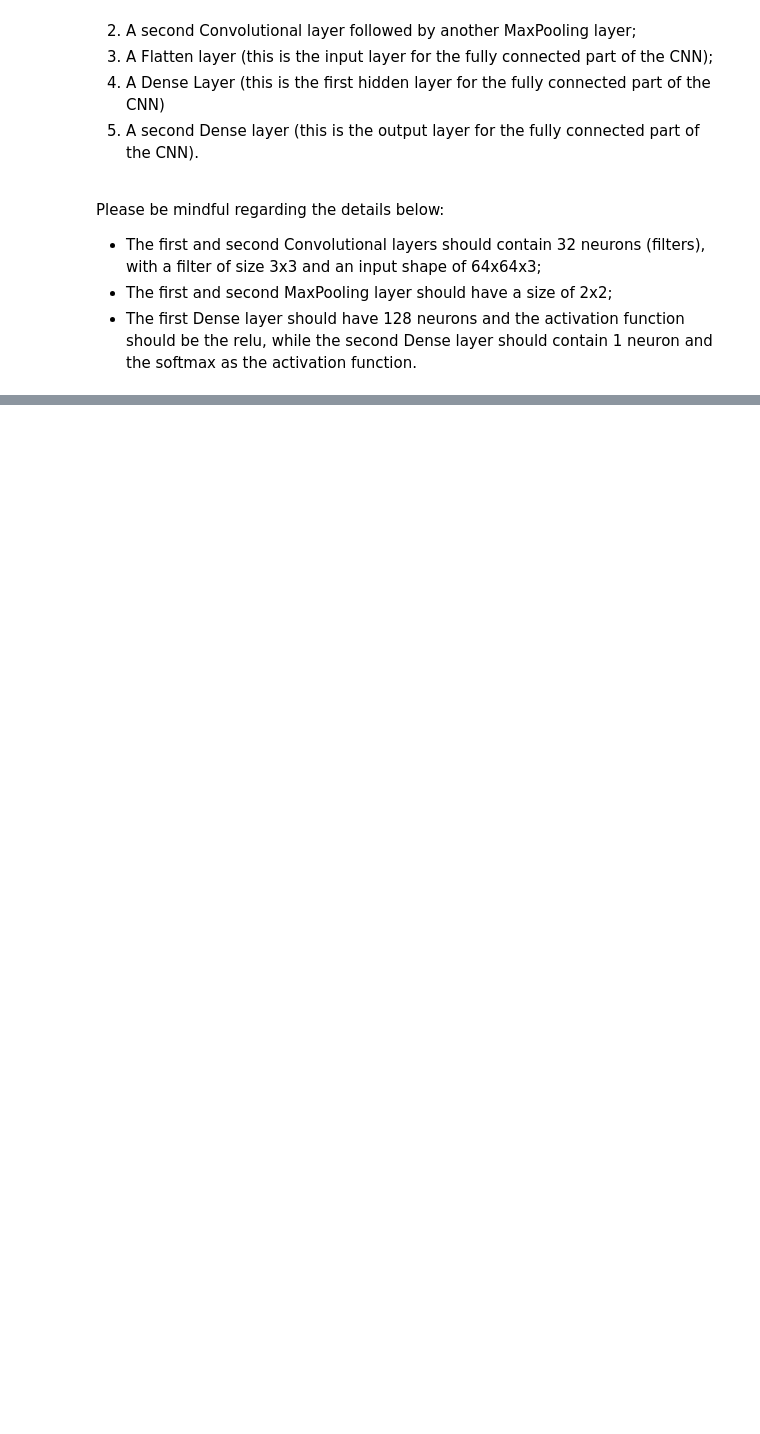
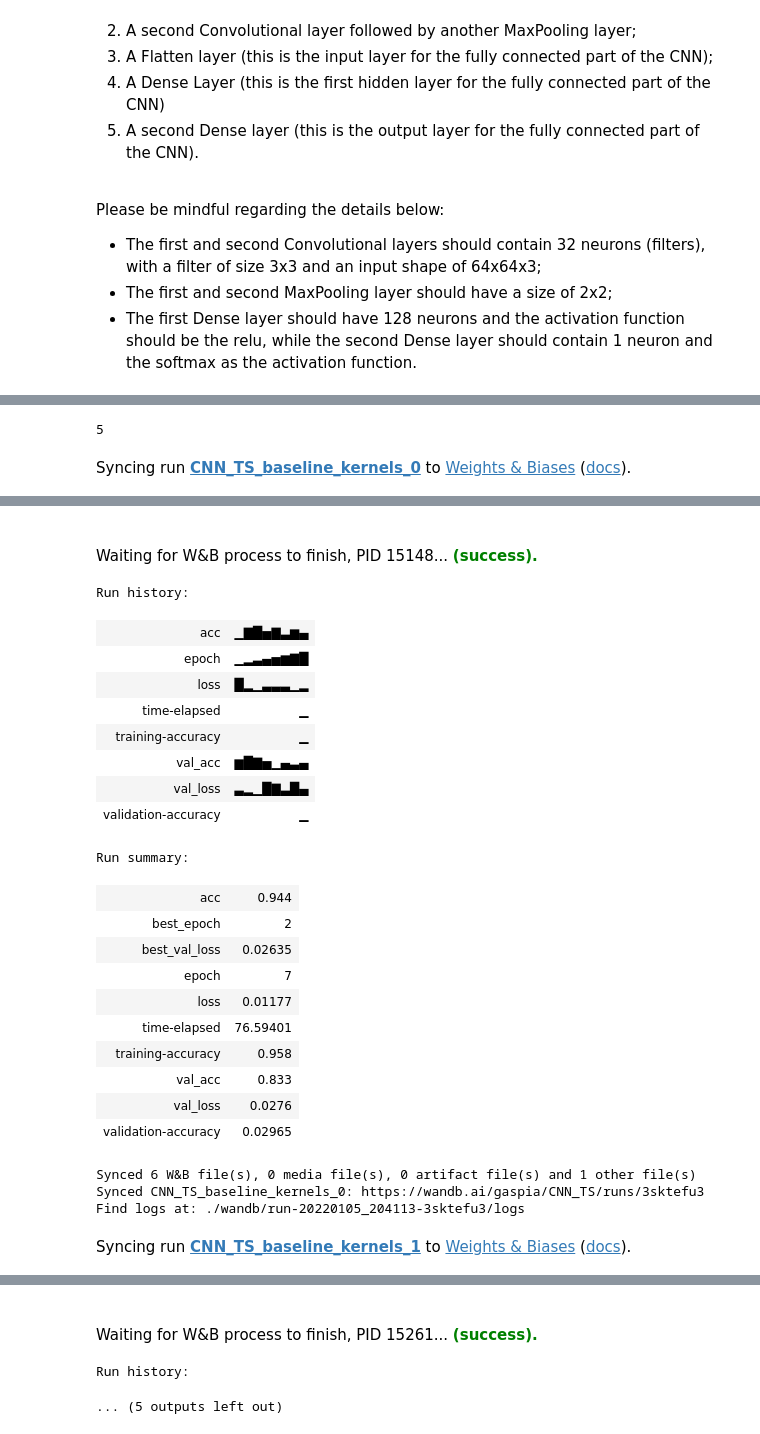
Before and after one commit to gaspia/DLNN-TrafficSign, a Jupyter notebook: TS_CNN_00.ipynb, the cells around one changed output, grey strips where cells are left out. Cells and saved outputs as stored; diff of their text form; code cells hidden in the pictures; blank space fills up the shorter version.

```diff
--- a/TS_CNN_00.ipynb
+++ b/TS_CNN_00.ipynb
@@ -453,0 +464,12 @@ Confusion matrix, without normalization
+# %%
+# trying different kernel sizes
+kernels = [5, 9, 13, 25]
+models = [0] * (len(kernels))
+mlops_config_kernels = models.copy()
+# %%
+# Generic parameters and call backs
+from tensorflow.keras.callbacks import EarlyStopping
+
+patience = 5
+
+early_stopping = EarlyStopping (patience=patience, monitor='val_loss', mode='min', restore_best_weights=True)
@@ -453,0 +498,34 @@ Confusion matrix, without normalization
+# %%
+mlops_config_kernels[0]['steps_per_epoch']
+# %% [output]
+5
+# %%
+history_kernels_kernels = [0] * (len(kernels))
+
+for i in range(len(history_kernels_kernels)):
+  # mlops
+  start = timeit.default_timer()
+  wandb.init(name='CNN_TS_baseline_kernels_' + str(i) , project='CNN_TS', config=mlops_config_kernels[i])
+  # model fit
+  history_kernels_kernels[i] = models[i].fit(
+      train_generator,
+      steps_per_epoch=mlops_config_kernels[i]['steps_per_epoch'],
+      validation_data=val_generator,
+      validation_steps=mlops_config_kernels[i]['validation_steps'],
+      epochs=mlops_config_kernels[i]['epochs'],
+      callbacks=[WandbCallback(),early_stopping],
+      verbose=0)
+
+  print('Model with filters {0:d}x{0:d}, epochs={1:d}, training accuracy={2:.5f}, validation loss={3:.5f}'.\
+    format(mlops_config_kernels[i]['kernel_size'], mlops_config_kernels[i]['epochs'], max(history_kernels_kernels[i].history['acc']), max(history_kernels_kernels[i].history['val_loss'])))
+
+  # mlops
+  stop = timeit.default_timer()
+  print('Time Elapsed: ', stop - start)
+  wandb.log({'time-elapsed': stop - start})
+  wandb.log({'training-accuracy': max(history_kernels_kernels[i].history['acc'])})
+  wandb.log({'validation-loss': max(history_kernels_kernels[i].history['val_loss'])})
+
+  wandb.finish()
+# %% [output]
+Syncing run CNN_TS_baseline_kernels_0 to Weights & Biases (docs).
@@ -453,0 +534,25 @@ Confusion matrix, without normalization
+Waiting for W&B process to finish, PID 15148... (success).
+Run history:
+| acc | ▁▇█▅▇▃▆▄ |
+| epoch | ▁▂▃▄▅▆▇█ |
+| loss | █▂▁▃▃▃▁▂ |
+| time-elapsed | ▁ |
+| training-accuracy | ▁ |
+| val_acc | ▆█▇▅▁▄▃▄ |
+| val_loss | ▃▂▁█▇▃█▄ |
+| validation-accuracy | ▁ |
+Run summary:
+| acc | 0.944 |
+| best_epoch | 2 |
+| best_val_loss | 0.02635 |
+| epoch | 7 |
+| loss | 0.01177 |
+| time-elapsed | 76.59401 |
+| training-accuracy | 0.958 |
+| val_acc | 0.833 |
+| val_loss | 0.0276 |
+| validation-accuracy | 0.02965 |
+Synced 6 W&B file(s), 0 media file(s), 0 artifact file(s) and 1 other file(s)
+Synced CNN_TS_baseline_kernels_0: https://wandb.ai/gaspia/CNN_TS/runs/3sktefu3
+Find logs at: ./wandb/run-20220105_204113-3sktefu3/logs
+Syncing run CNN_TS_baseline_kernels_1 to Weights & Biases (docs).
@@ -453,0 +561,3 @@ Confusion matrix, without normalization
+Waiting for W&B process to finish, PID 15261... (success).
+Run history:
+... (5 outputs left out)
```
Also changed, not shown: parts of 18 cells of this notebook, 1 other file.
